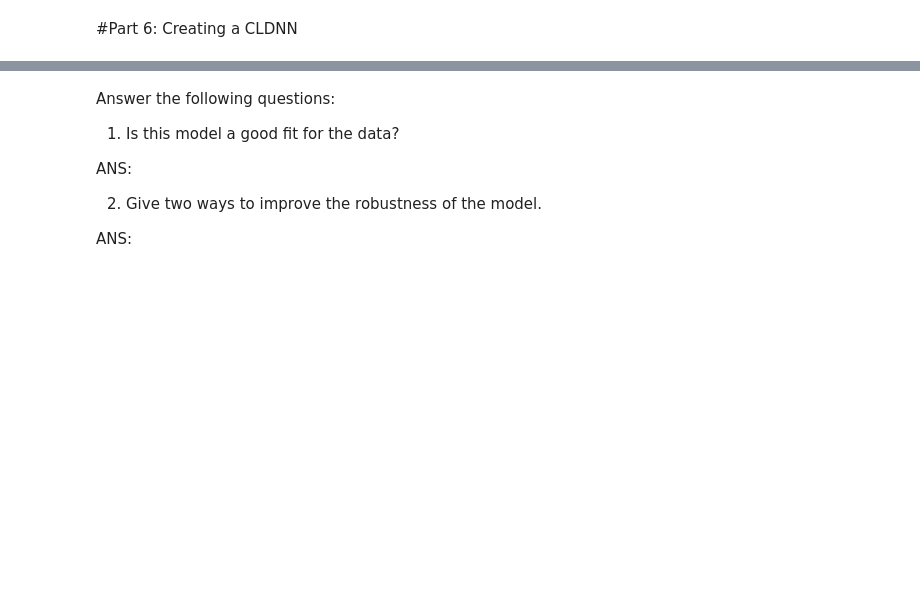
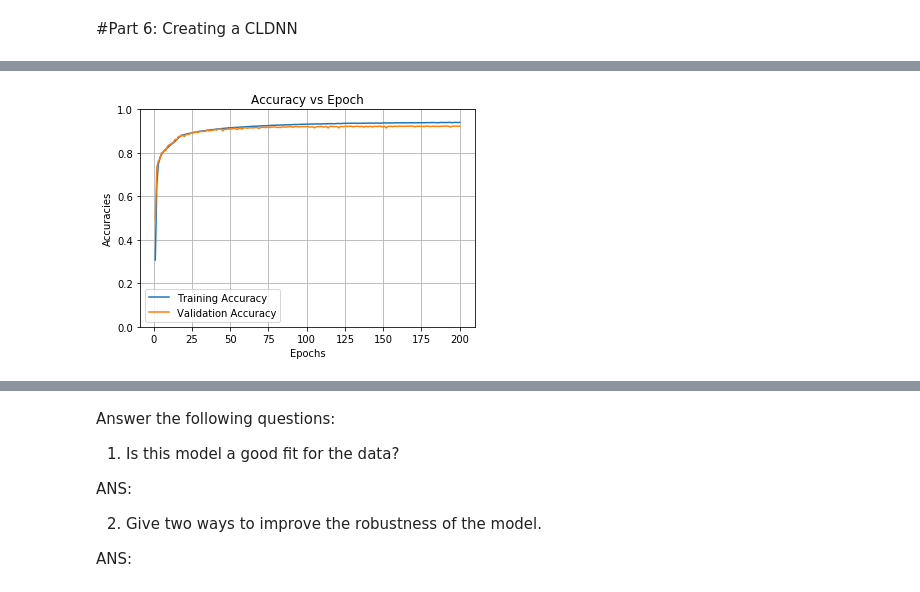
Before and after one commit to Salazar-Prime/deep_forget, a Jupyter notebook: Project 1 Convolutional LSTM Neural Networks/Project_1_Student_code.ipynb, the cells around one changed output, grey strips where cells are left out. Cells and saved outputs as stored; diff of their text form; code cells hidden in the pictures; blank space fills up the shorter version.

```diff
--- a/Project 1 Convolutional LSTM Neural Networks/Project_1_Student_code.ipynb
+++ b/Project 1 Convolutional LSTM Neural Networks/Project_1_Student_code.ipynb
@@ -352,0 +449,13 @@ CNN_overfit = CNN_overfit()
+# %%
+#Plot accuracy vs epoch
+#FILL THIS CODE BLOCK IN AND PRODUCE PLOT
+plt.plot(range(1,201),hist.history['acc'])
+plt.plot(range(1,201),hist.history['val_acc'])
+plt.title("Accuracy vs Epoch")
+plt.xlabel("Epochs")
+plt.ylim(0,1)
+plt.ylabel("Accuracies")
+plt.legend(['Training Accuracy','Validation Accuracy'])
+plt.grid(True)
+# %% [output]
+[figure, added]
```
Also changed, not shown: parts of 15 cells of this notebook, 1 other file.
